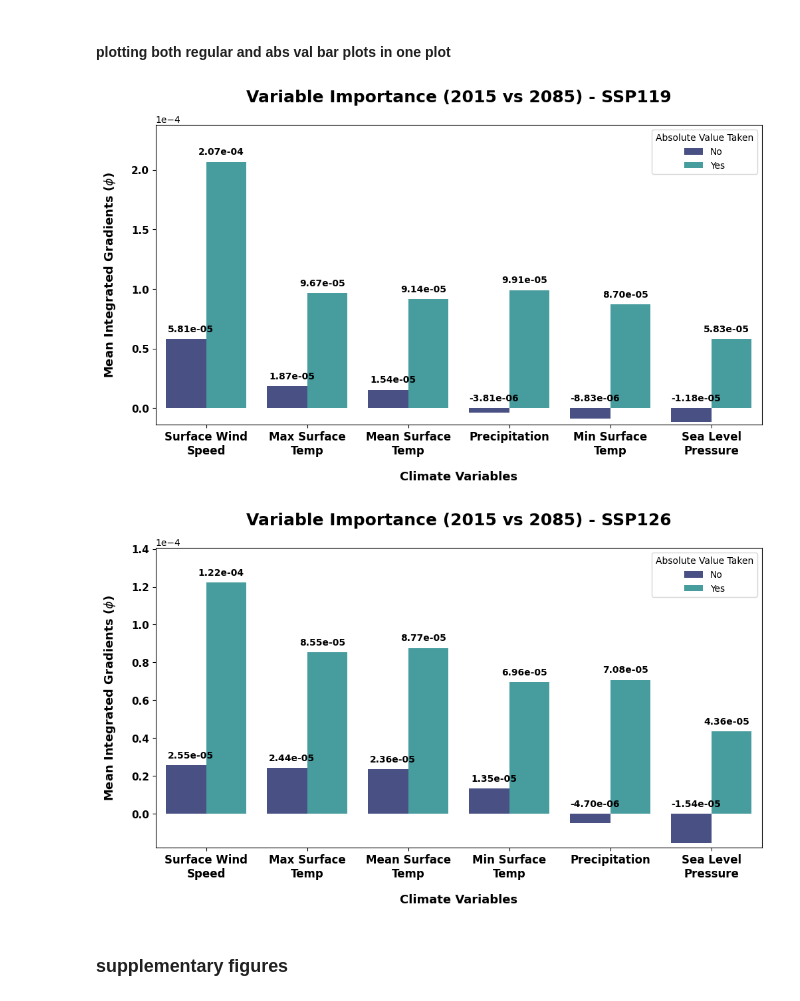
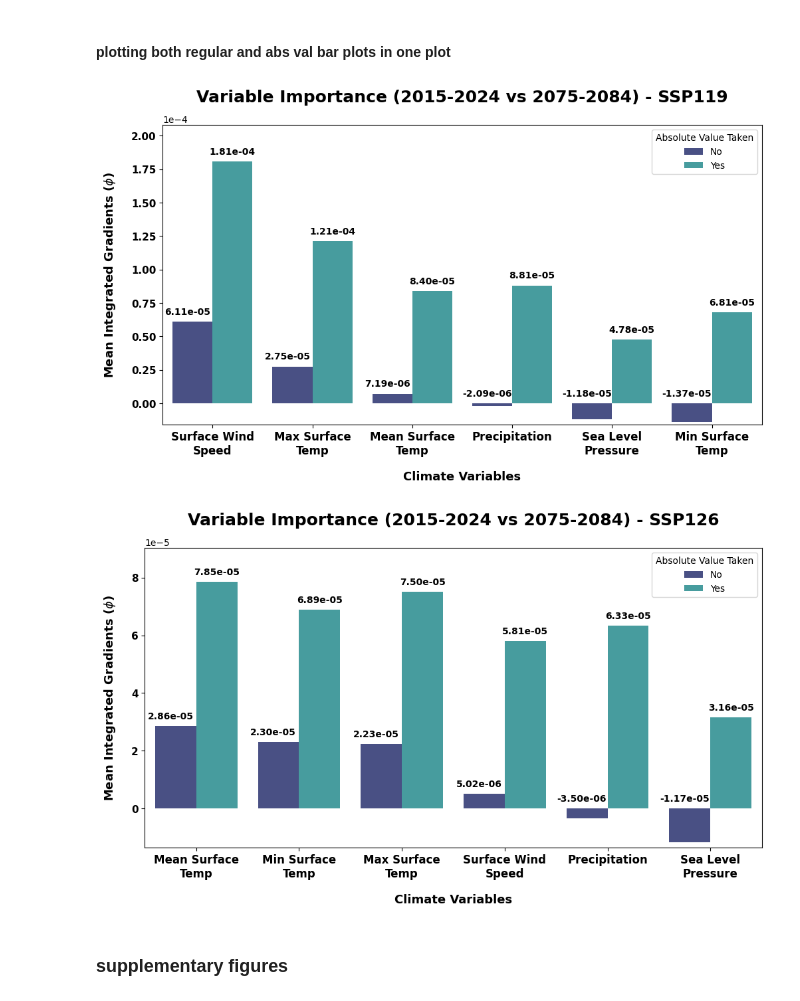
Before and after one commit to sek2dcs/MamalakisResearch, a Jupyter notebook: figure3_v3.ipynb, the cells around one changed output. Cells and saved outputs as stored; diff of their text form; code cells hidden in the pictures.

```diff
--- a/figure3_v3.ipynb
+++ b/figure3_v3.ipynb
@@ -1276,12 +1280,12 @@ def plot_both_bars(phi_matrix_1, phi_matrix_2, metadata_df, early_year, late_yea
     # Assuming your bars have a width, you want to shift the text left and right of the center 'i'
     # Adjust the 0.15 to match whatever your bar width / offset is.
 
-    loop_vars(order_1, mean_order_1, ax, reference_order=order_1, x_offset=-0.15)
-    loop_vars(order_2, mean_order_2, ax, reference_order=order_1, x_offset=0.15)
+    loop_vars(order_1, mean_order_1, ax, reference_order=order_1, x_offset=-0.25)
+    loop_vars(order_2, mean_order_2, ax, reference_order=order_1, x_offset=0.20)
 
 
     # formatting stuff
-    plt.title(f"Variable Importance ({early_year} vs {late_year}) - {scenario_id.upper()}",
+    plt.title(f"Variable Importance ({early_year}-{early_year + 9} vs {late_year}-{late_year + 9}) - {scenario_id.upper()}",
               fontsize=18, fontweight='bold', pad=25)
     plt.xlabel("Climate Variables", fontsize=13, fontweight='bold', labelpad=15)
     plt.ylabel("Mean Integrated Gradients ($\phi$)", fontsize=13, fontweight='bold', labelpad=15)
@@ -1306,36 +1310,36 @@ def plot_var_imp_both_bars(phi_matrix_1, phi_matrix_2, early=2015, late=2025):
 
     for current_scenario in unique_scenarios:
         # filter metadata df for that one scenario
         temp_df = metadata_df[metadata_df['scenario'] == current_scenario].copy()
 
         # slice phi matrix calculated above with the yr combo index values that are for that one scenario
         temp_matrix_1 = phi_matrix_1[:, temp_df['combo_idx'].values, :, :, :]
 
         temp_matrix_2 = phi_matrix_2[:, temp_df['combo_idx'].values, :, :, :]
 
 
         # reset indices in df to match smaller matrix of the one scenario so only the early and late yrs are from that one scenario
         temp_df['combo_idx'] = range(len(temp_df))
 
 
 
         # plot
         plot_both_bars(
             phi_matrix_1=temp_matrix_1,
             phi_matrix_2=temp_matrix_2,
             metadata_df=temp_df,
             early_year=int(early),
             late_year=int(late),
             var_names=readable_variables,
             scenario_id=current_scenario
             )
 
 
 
-plot_var_imp_both_bars(master_phi_matrix, abs_val_phi_matrix, 2015, 2085)
+plot_var_imp_both_bars(master_phi_matrix, abs_val_phi_matrix, 2015, 2075)
 # %% [output]
-[figure, old version]
+[figure, new version]
-[figure, old version]
+[figure, new version]
 # %% [markdown]
 ### **supplementary figures**
 # %% [markdown]
```
Also changed, not shown: parts of 15 cells of this notebook, 1 other file.
